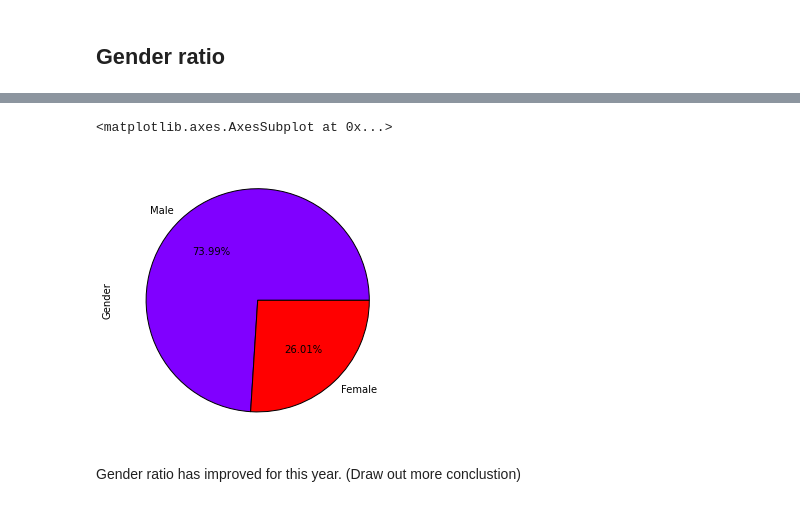
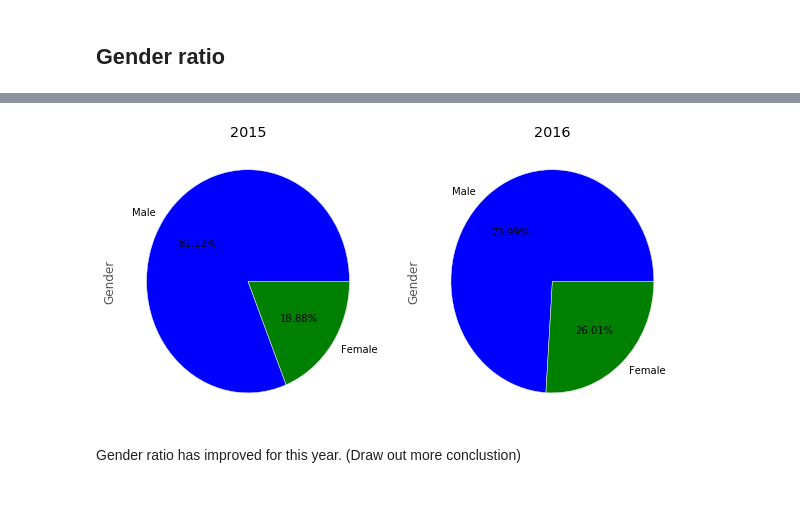
Before and after one commit to pythonph/notebooks, a Jupyter notebook: pycon-stats.ipynb, the cells around one changed output, grey strips where cells are left out. Cells and saved outputs as stored; diff of their text form; code cells hidden in the pictures.

```diff
--- a/pycon-stats.ipynb
+++ b/pycon-stats.ipynb
@@ -2,6 +2,7 @@
 %matplotlib inline
 import matplotlib.pyplot as plt
 import pandas as pd
+plt.style.use('ggplot')
 # %% [markdown]
 # PyCon PH Stats
 # %%
@@ -29,8 +18,11 @@ csv_2015['Gender'].value_counts().plot(**pie_kwargs)
-# %%
-csv_2016['Gender'].value_counts().plot(**pie_kwargs)
-# %% [output]
-<matplotlib.axes.AxesSubplot at 0x...>
-[figure, removed]
+# %%
+fig, (ax1, ax2) = plt.subplots(ncols=2, figsize=(10, 5))
+pie_kwargs = dict(kind='pie', autopct='%.2f%%')
+csv_2015['Gender'].value_counts().plot(ax=ax1, title='2015', **pie_kwargs)
+csv_2016['Gender'].value_counts().plot(ax=ax2, title='2016', **pie_kwargs)
+fig.show()
+# %% [output]
+[figure, added]
 # %% [markdown]
 Gender ratio has improved for this year. (Draw out more conclustion)
 # %% [markdown]
```
Also changed, not shown: parts of 10 cells of this notebook, 1 other file.
